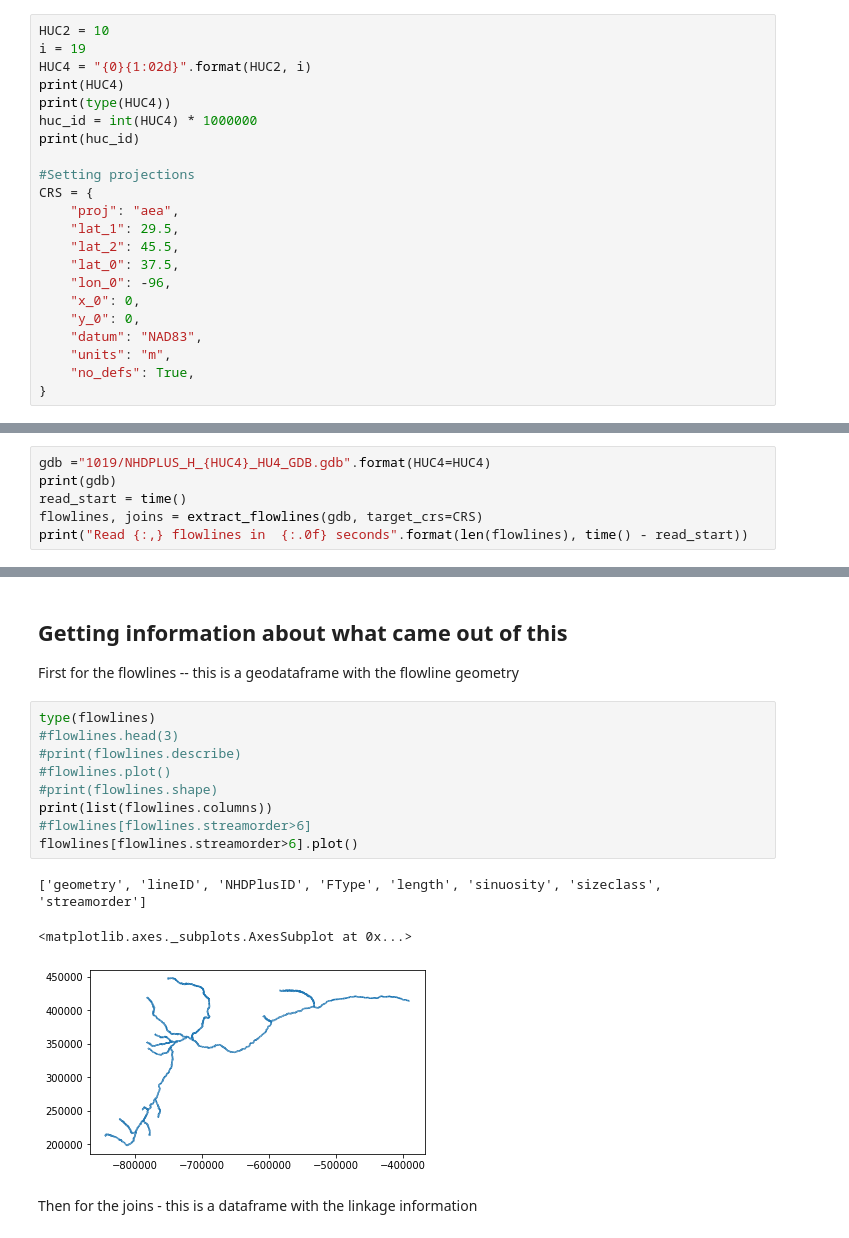
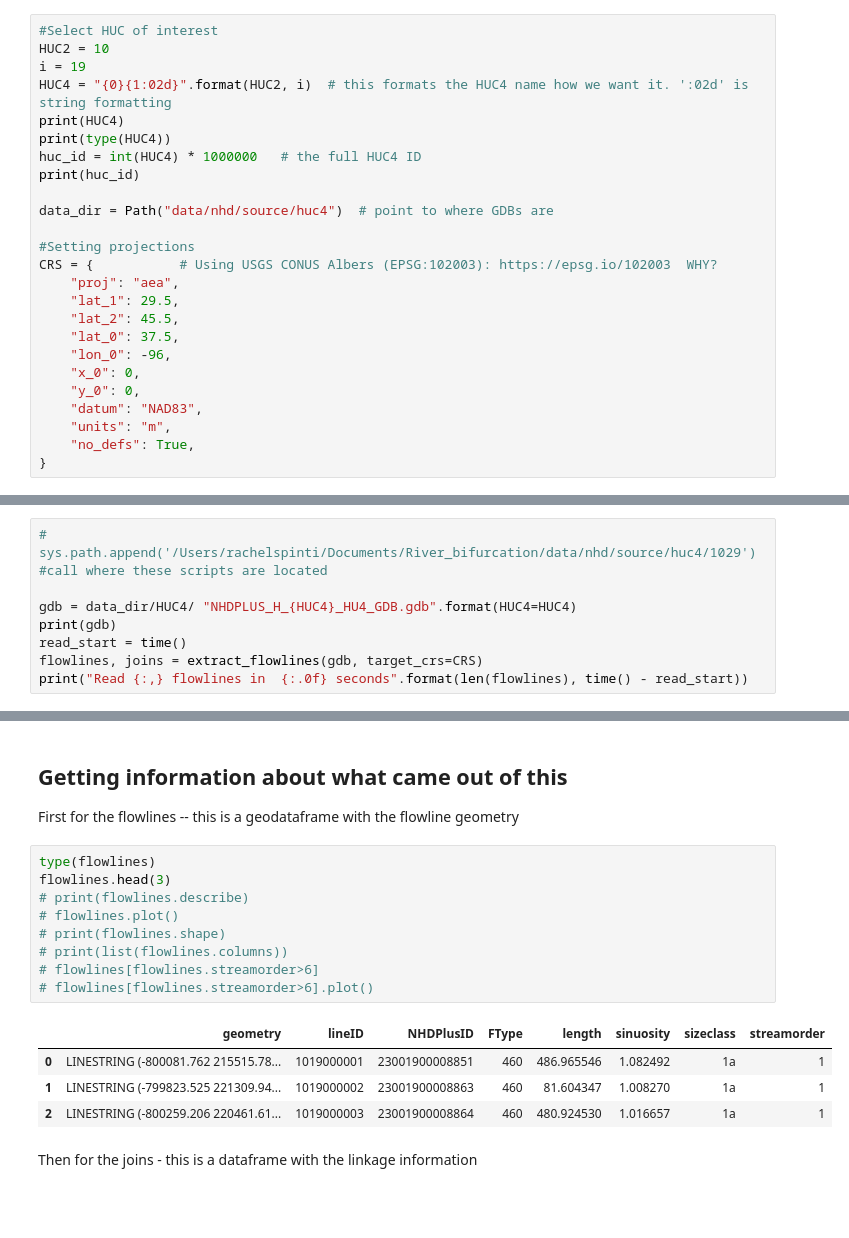
Before and after one commit to rspinti/River_bifurcation, a Jupyter notebook: Rachel_Workflow.ipynb, the cells around one changed output, grey strips where cells are left out. Saved outputs shown, nothing was run; the diff lists cells and outputs as text; blank space fills up the shorter version.

```diff
--- a/Rachel_Workflow.ipynb
+++ b/Rachel_Workflow.ipynb
@@ -38,16 +38,19 @@ from nhdnet.io import serialize_df, serialize_sindex, to_shp
 # %% [markdown]
 ## Intial setup and constanst
 # %%
+#Select HUC of interest
 HUC2 = 10
 i = 19
-HUC4 = "{0}{1:02d}".format(HUC2, i)
+HUC4 = "{0}{1:02d}".format(HUC2, i)  # this formats the HUC4 name how we want it. ':02d' is string formatting
 print(HUC4)
 print(type(HUC4))
-huc_id = int(HUC4) * 1000000
+huc_id = int(HUC4) * 1000000   # the full HUC4 ID
 print(huc_id)
 
+data_dir = Path("data/nhd/source/huc4")  # point to where GDBs are
+
 #Setting projections
-CRS = {
+CRS = {           # Using USGS CONUS Albers (EPSG:102003): https://epsg.io/102003  WHY?
     "proj": "aea",
     "lat_1": 29.5,
     "lat_2": 45.5,
@@ -66,7 +69,9 @@ CRS = {
 # %% [markdown]
 ## Read in the geodatabase
 # %%
-gdb ="1019/NHDPLUS_H_{HUC4}_HU4_GDB.gdb".format(HUC4=HUC4)
+# sys.path.append('/Users/rachelspinti/Documents/River_bifurcation/data/nhd/source/huc4/1029') #call where these scripts are located
+
+gdb = data_dir/HUC4/ "NHDPLUS_H_{HUC4}_HU4_GDB.gdb".format(HUC4=HUC4)
 print(gdb)
 read_start = time()
 flowlines, joins = extract_flowlines(gdb, target_crs=CRS)
@@ -81,17 +97,18 @@ DriverError: 1019/NHDPLUS_H_1019_HU4_GDB.gdb: No such file or directory
 First for the flowlines -- this is a geodataframe with the flowline geometry
 # %%
 type(flowlines)
-#flowlines.head(3)
-#print(flowlines.describe)
-#flowlines.plot()
-#print(flowlines.shape)
-print(list(flowlines.columns))
-#flowlines[flowlines.streamorder>6]
-flowlines[flowlines.streamorder>6].plot()
+flowlines.head(3)
+# print(flowlines.describe)
+# flowlines.plot()
+# print(flowlines.shape)
+# print(list(flowlines.columns))
+# flowlines[flowlines.streamorder>6]
+# flowlines[flowlines.streamorder>6].plot()
 # %% [output]
-['geometry', 'lineID', 'NHDPlusID', 'FType', 'length', 'sinuosity', 'sizeclass', 'streamorder']
-<matplotlib.axes._subplots.AxesSubplot at 0x...>
-[figure, removed]
+|  | geometry | lineID | NHDPlusID | FType | length | sinuosity | sizeclass | streamorder |
+| 0 | LINESTRING (-800081.762 215515.78... | 1019000001 | 23001900008851 | 460 | 486.965546 | 1.082492 | 1a | 1 |
+| 1 | LINESTRING (-799823.525 221309.94... | 1019000002 | 23001900008863 | 460 | 81.604347 | 1.008270 | 1a | 1 |
+| 2 | LINESTRING (-800259.206 220461.61... | 1019000003 | 23001900008864 | 460 | 480.924530 | 1.016657 | 1a | 1 |
 # %% [markdown]
 Then for the joins - this is a dataframe with the linkage information
 # %%
```
Also changed, not shown: parts of 11 cells of this notebook, 3 other files.
